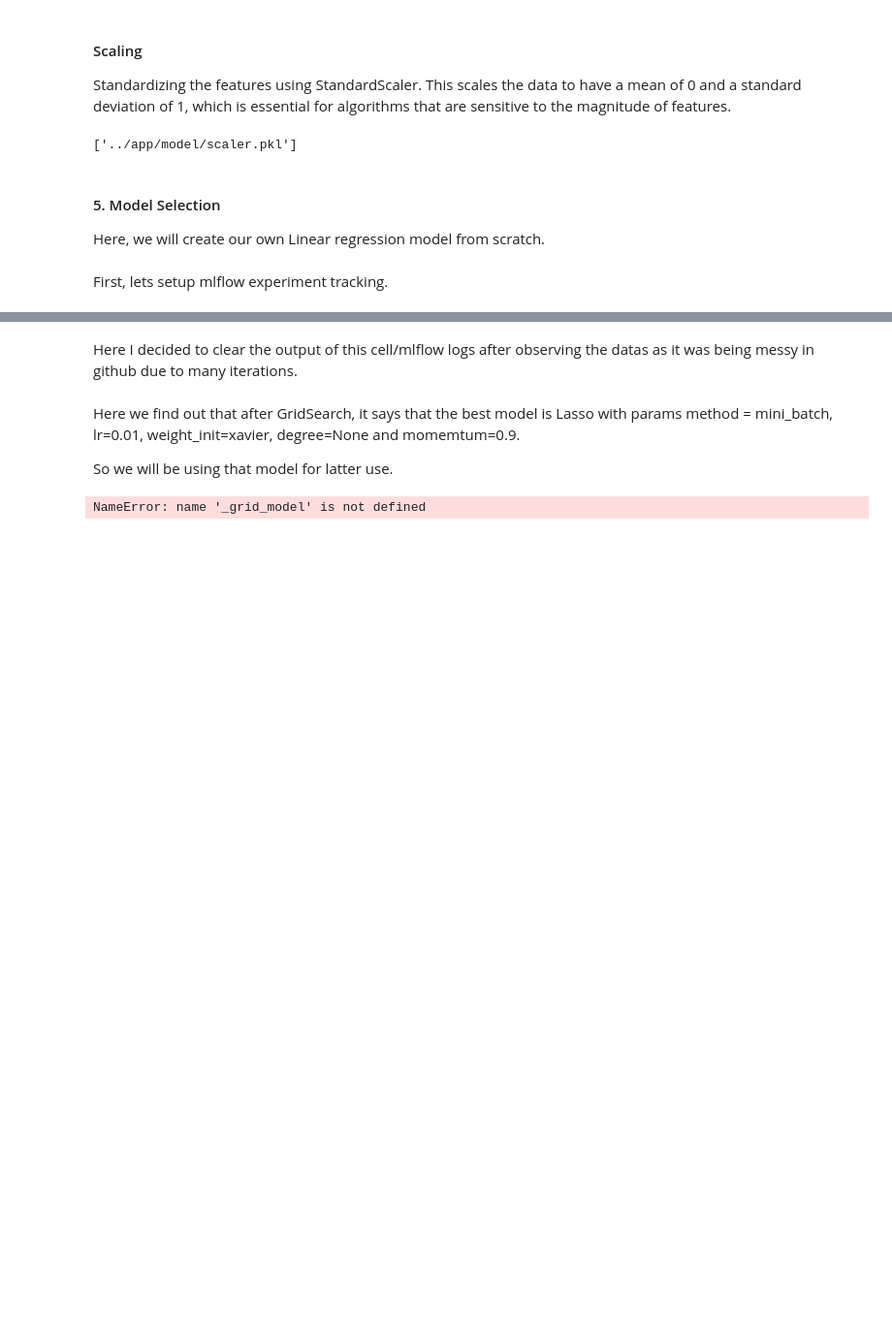
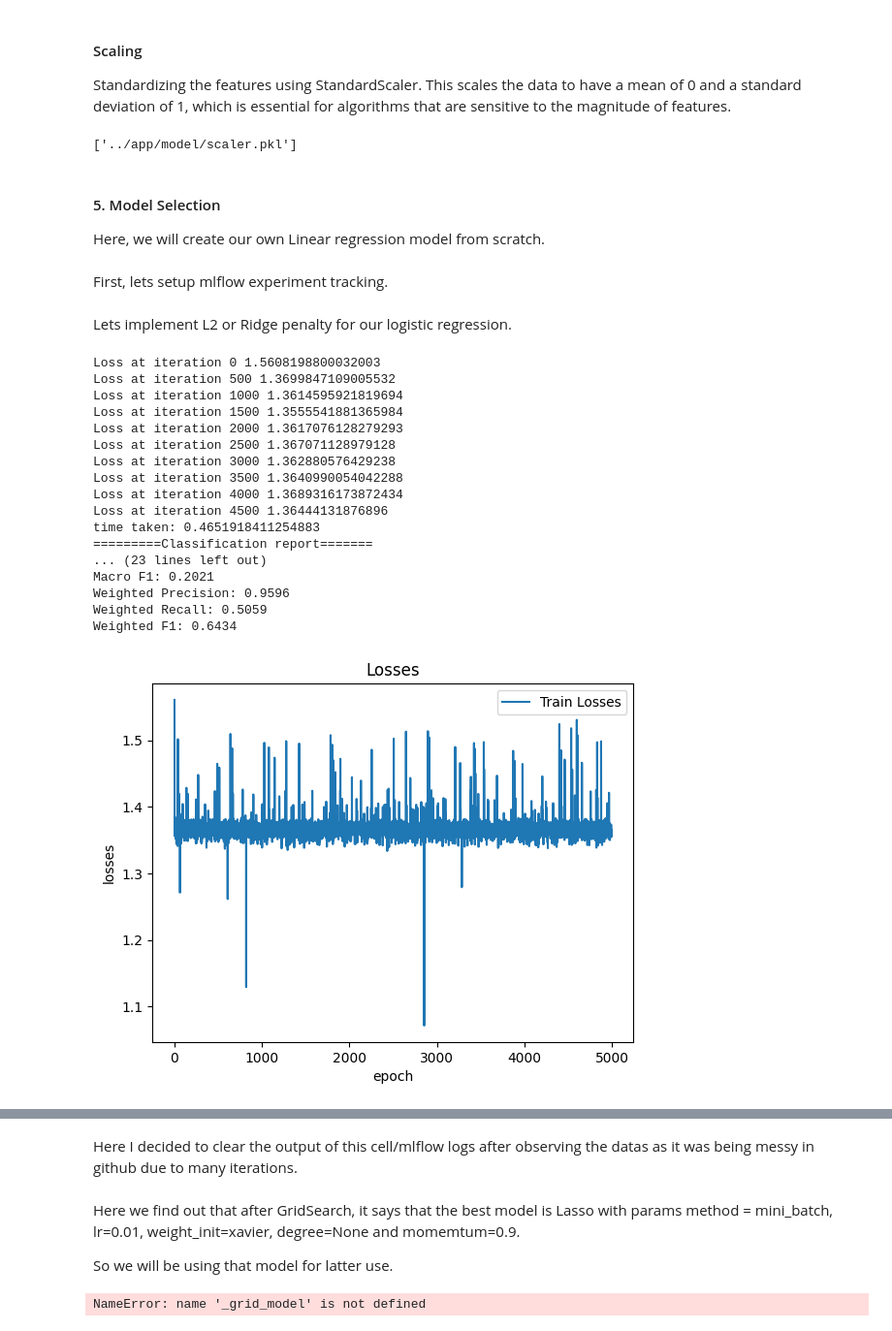
Before and after one commit to puskr99/A3-car-price, a Jupyter notebook: code/car-price-prediction.ipynb, the cells around one changed output, grey strips where cells are left out. Shown at 97% size. Cells and saved outputs as stored; diff of their text form; code cells hidden in the pictures; blank space fills up the shorter version.

```diff
--- a/code/car-price-prediction.ipynb
+++ b/code/car-price-prediction.ipynb
@@ -789,3 +795,5 @@ class CustomLogisticRegression:
             print(f"Weighted Precision: {weighted_precision:.4f}")
             print(f"Weighted Recall: {weighted_recall:.4f}")
             print(f"Weighted F1: {weighted_f1:.4f}")
+# %% [markdown]
+Lets implement L2 or Ridge penalty for our logistic regression.
@@ -798,6 +828,41 @@ Y_train_encoded = np.zeros((m, k))
 for each_class in range(k):
     cond = y_train==each_class
     Y_train_encoded[np.where(cond), each_class] = 1
+# %%
+from sklearn.metrics import classification_report, accuracy_score
+
+l = 1
+
+model = Ridge(k = len(labels), n= X_train.shape[1], method="minibatch")
+
+model.fit(X_train, Y_train_encoded)
+
+yhat = model.predict(X_test)
+model.plot()
+print("=========Classification report=======")
+print("Report: ", classification_report(y_test, yhat))
+
+print("=========Custom Classification Report===============")
+model.custom_classification_report(y_true= y_test, y_pred=yhat)
+# %% [output]
+Loss at iteration 0 1.5608198800032003
+Loss at iteration 500 1.3699847109005532
+Loss at iteration 1000 1.3614595921819694
+Loss at iteration 1500 1.3555541881365984
+Loss at iteration 2000 1.3617076128279293
+Loss at iteration 2500 1.367071128979128
+Loss at iteration 3000 1.362880576429238
+Loss at iteration 3500 1.3640990054042288
+Loss at iteration 4000 1.3689316173872434
+Loss at iteration 4500 1.36444131876896
+time taken: 0.4651918411254883
+=========Classification report=======
+... (23 lines left out)
+Macro F1: 0.2021
+Weighted Precision: 0.9596
+Weighted Recall: 0.5059
+Weighted F1: 0.6434
+[figure, added]
 # %%
 from sklearn.metrics import classification_report, accuracy_score
 
```
Also changed, not shown: parts of 4 cells of this notebook.
